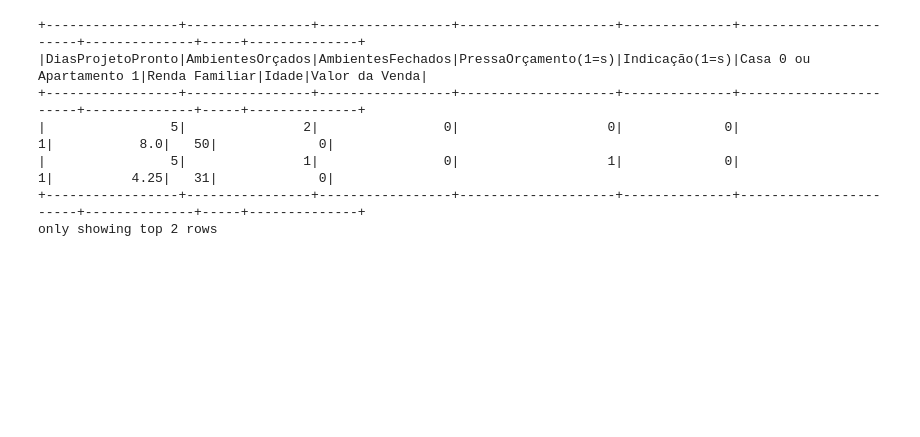
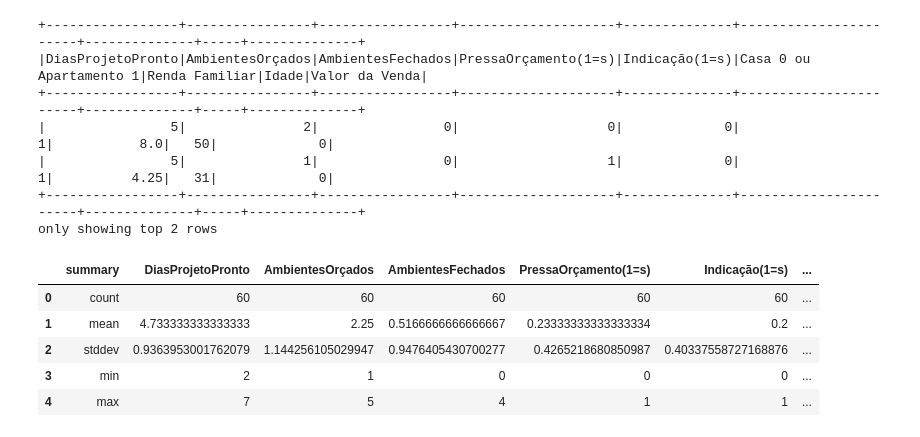
Before and after one commit to JoaoRudolf/BigDataClientes, a Jupyter notebook: Clientes.ipynb, the cells around one changed output. Cells and saved outputs as stored; diff of their text form; code cells hidden in the pictures; blank space fills up the shorter version.

```diff
--- a/Clientes.ipynb
+++ b/Clientes.ipynb
@@ -32,3 +32,12 @@ df.show(2)
 |                5|               1|                0|                   1|             0|                      1|          4.25|   31|             0|
 +-----------------+----------------+-----------------+--------------------+--------------+-----------------------+--------------+-----+--------------+
 only showing top 2 rows
+# %%
+df.describe().toPandas()
+# %% [output]
+|  | summary | DiasProjetoPronto | AmbientesOrçados | AmbientesFechados | PressaOrçamento(1=s) | Indicação(1=s) | ... |
+| 0 | count | 60 | 60 | 60 | 60 | 60 | ... |
+| 1 | mean | 4.733333333333333 | 2.25 | 0.5166666666666667 | 0.23333333333333334 | 0.2 | ... |
+| 2 | stddev | 0.9363953001762079 | 1.144256105029947 | 0.9476405430700277 | 0.4265218680850987 | 0.40337558727168876 | ... |
+| 3 | min | 2 | 1 | 0 | 0 | 0 | ... |
+| 4 | max | 7 | 5 | 4 | 1 | 1 | ... |
```
Also changed, not shown: parts of 3 cells of this notebook.
